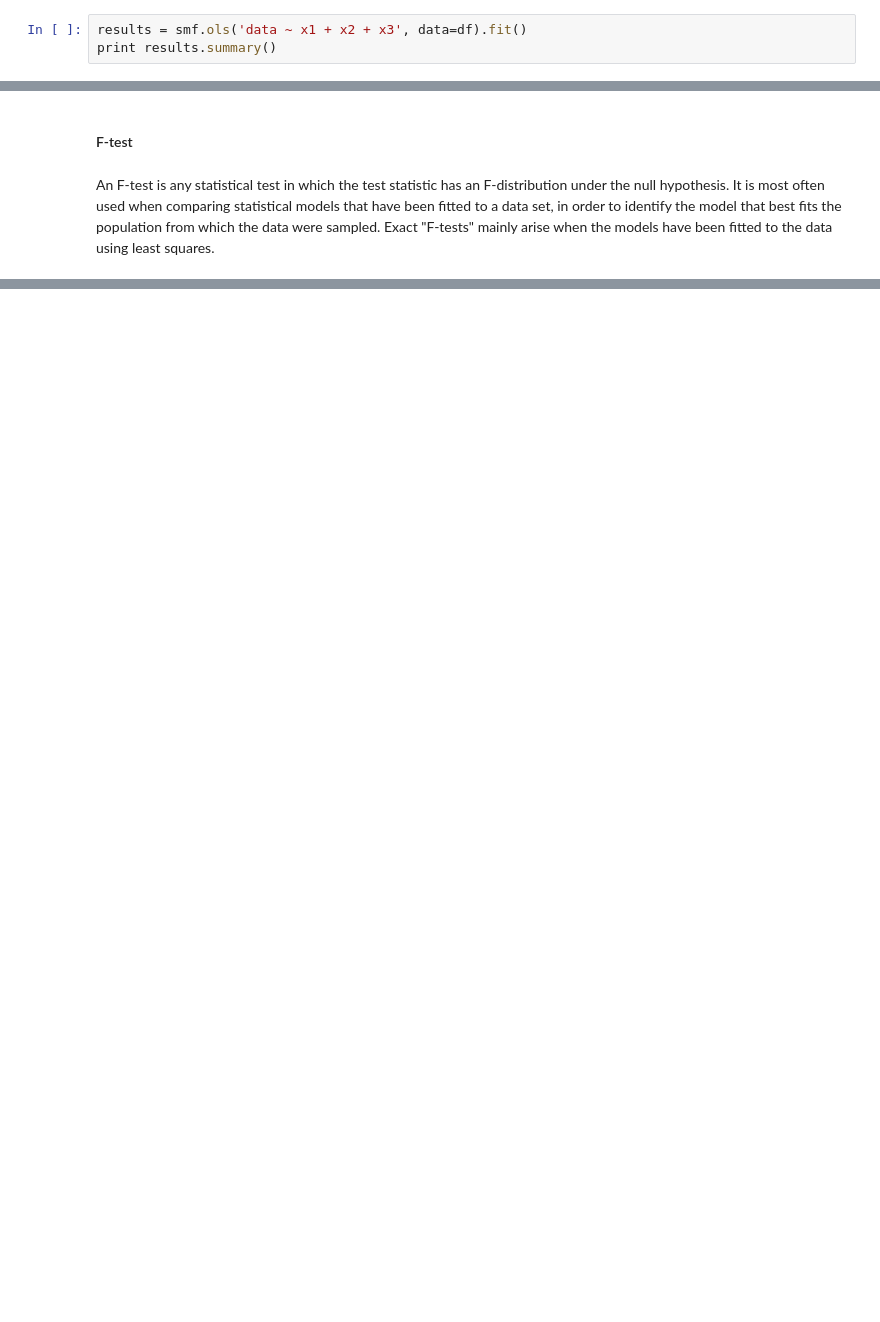
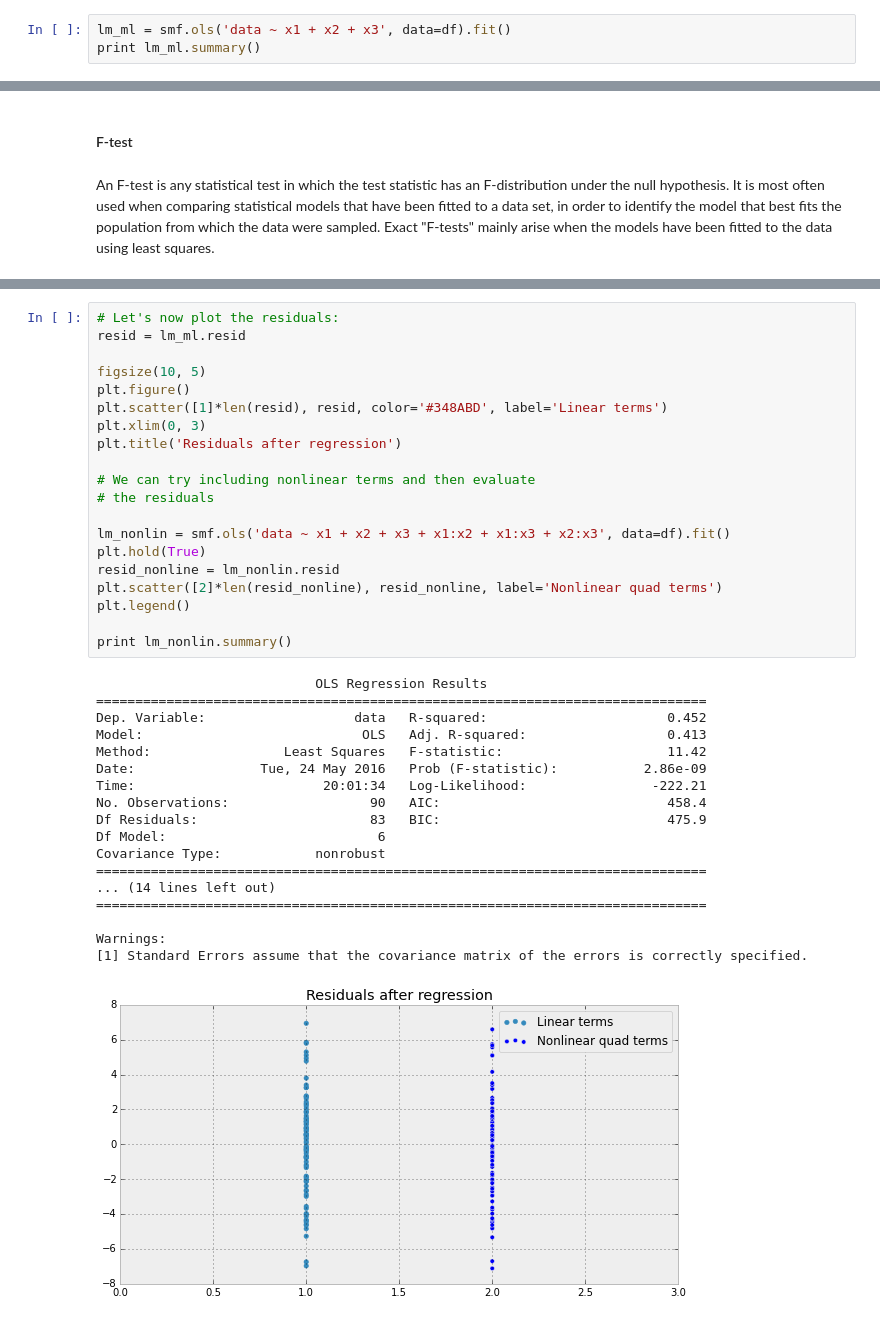
Before and after one commit to abulovic/learn-bayes, a Jupyter notebook: Lecture 01.ipynb, the cells around one changed output, grey strips where cells are left out. Saved outputs shown, nothing was run; the diff lists cells and outputs as text; blank space fills up the shorter version.

```diff
--- a/Lecture 01.ipynb
+++ b/Lecture 01.ipynb
@@ -211,8 +211,8 @@ plt.title(r'$95\%$  confidence intervals on $intercept$');
 # %% [markdown]
 ### Multiple regression
 # %%
-results = smf.ols('data ~ x1 + x2 + x3', data=df).fit()
-print results.summary()
+lm_ml = smf.ols('data ~ x1 + x2 + x3', data=df).fit()
+print lm_ml.summary()
 # %% [output]
                             OLS Regression Results
 ==============================================================================
@@ -268,0 +271,39 @@ An F-test is any statistical test in which the test statistic has an F-distribut
+# %%
+# Let's now plot the residuals:
+resid = lm_ml.resid
+
+figsize(10, 5)
+plt.figure()
+plt.scatter([1]*len(resid), resid, color='#348ABD', label='Linear terms')
+plt.xlim(0, 3)
+plt.title('Residuals after regression')
+
+# We can try including nonlinear terms and then evaluate
+# the residuals
+
+lm_nonlin = smf.ols('data ~ x1 + x2 + x3 + x1:x2 + x1:x3 + x2:x3', data=df).fit()
+plt.hold(True)
+resid_nonline = lm_nonlin.resid
+plt.scatter([2]*len(resid_nonline), resid_nonline, label='Nonlinear quad terms')
+plt.legend()
+
+print lm_nonlin.summary()
+# %% [output]
+                            OLS Regression Results
+==============================================================================
+Dep. Variable:                   data   R-squared:                       0.452
+Model:                            OLS   Adj. R-squared:                  0.413
+Method:                 Least Squares   F-statistic:                     11.42
+Date:                Tue, 24 May 2016   Prob (F-statistic):           2.86e-09
+Time:                        20:01:34   Log-Likelihood:                -222.21
+No. Observations:                  90   AIC:                             458.4
+Df Residuals:                      83   BIC:                             475.9
+Df Model:                           6
+Covariance Type:            nonrobust
+==============================================================================
+... (14 lines left out)
+==============================================================================
+
+Warnings:
+[1] Standard Errors assume that the covariance matrix of the errors is correctly specified.
+[figure, added]
```
Also changed, not shown: parts of 10 cells of this notebook.
